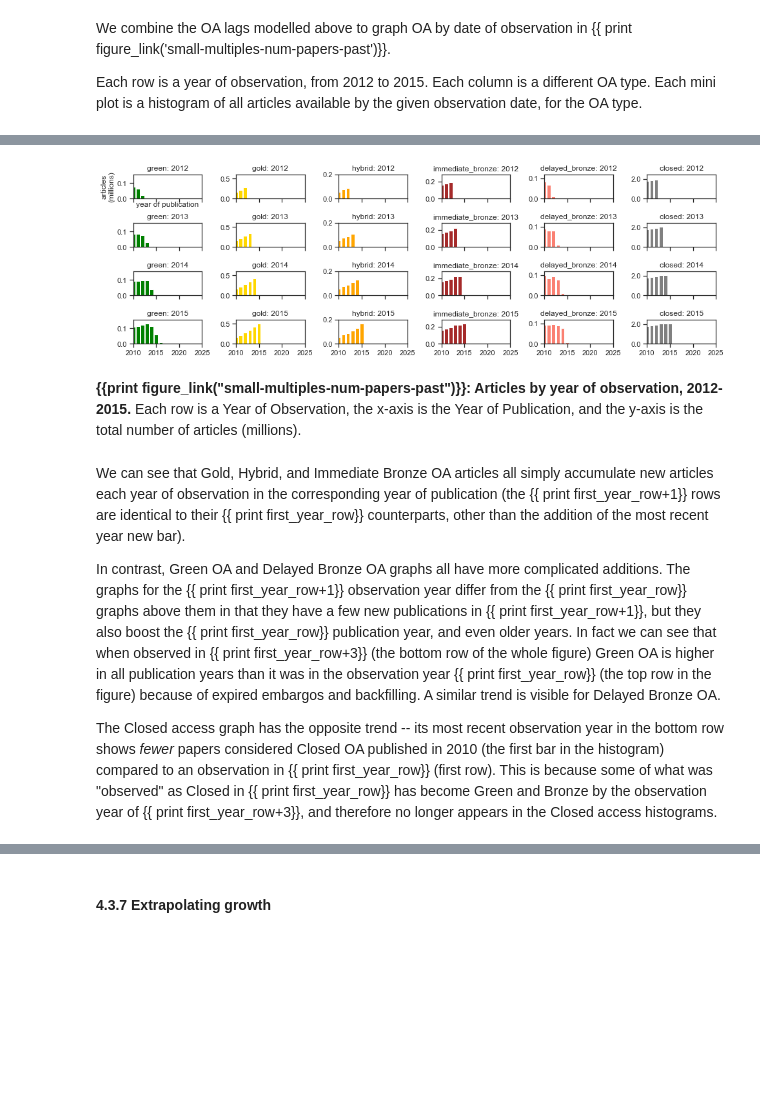
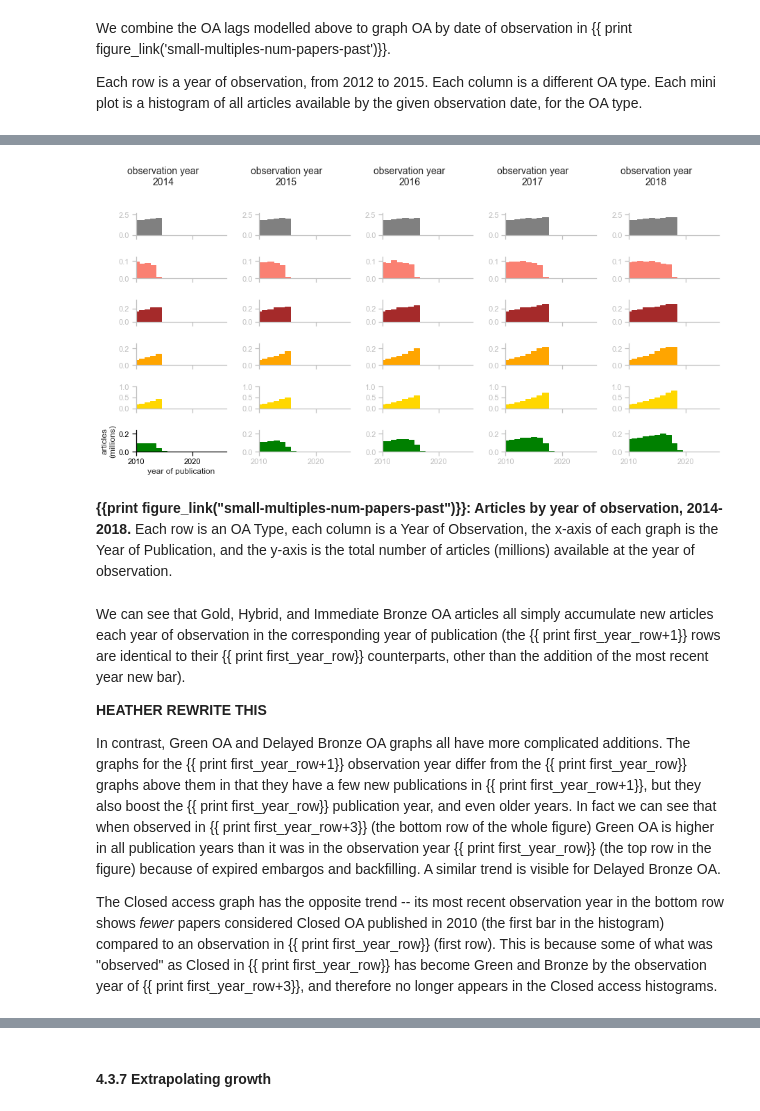
Before and after one commit to ourresearch/future-oa, a Jupyter notebook: manuscript.ipynb, the cells around one changed output, grey strips where cells are left out. Cells and saved outputs as stored; diff of their text form; code cells hidden in the pictures; blank space fills up the shorter version.

Commit message:
renamed data, redid big graph

```diff
--- a/manuscript.ipynb
+++ b/manuscript.ipynb
@@ -420,7 +418,7 @@ def graph_available_papers_at_year_of_availability(graph_type, now_delta_years=0
 
 def graph_available_papers_in_observation_year_by_pubdate(graph_type, data, observation_year, ax=None):
     display_min_year = 2010
-    max_year = 2024
+    max_year = 2025
 
     x = [int(a) for a in data["publication_date"]]
     y = [int(a) for a in data["num_articles"]]
@@ -433,7 +431,7 @@ def graph_available_papers_in_observation_year_by_pubdate(graph_type, data, obse
     alpha = 1
 #     if observation_year > 2018:
 #         alpha = 0.3
-    ax.bar(x, y, color=my_color_lookup["color"], alpha=alpha)
+    ax.bar(x, y, color=my_color_lookup["color"], alpha=alpha, width=1, edgecolor=my_color_lookup["color"])
 
     ax.yaxis.set_major_formatter(mpl.ticker.FuncFormatter(lambda y, pos: '{0:,.1f}'.format(y/(1000*1000.0))))
     ax.set_xlim(display_min_year, max_year+1)
@@ -444,7 +442,10 @@ def graph_available_papers_in_observation_year_by_pubdate(graph_type, data, obse
         pass
     ax.set_xlabel("")
     ax.set_ylabel("")
-    ax.set_title("{}: {}".format(graph_type, observation_year));
+    ax.spines['top'].set_visible(False)
+    ax.spines['right'].set_visible(False)
+
+#     ax.set_title("{}: {}".format(graph_type, observation_year));
 #     title = plt.suptitle("Availability in {}, by publication date".format(observation_year))
 #     title.set_position([.5, 1.05])
     return
@@ -571,7 +573,7 @@ def get_papers_by_availability_year(graph_type="closed", availability_year=2000,
     else:
 
         if graph_type == "delayed_bronze":
-            temp_papers = papers_after_cutoffs_after_embargo_delayed_bronze.loc[papers_after_cutoffs_after_embargo_delayed_bronze["prediction_year"]==availability_year]
+            temp_papers = delayed_bronze_after_embargos_age_years.loc[delayed_bronze_after_embargos_age_years["prediction_year"]==availability_year]
             my_return = pd.DataFrame({
                 "article_years_from_availability": temp_papers["article_age_years"],
                 "num_articles": temp_papers["num_articles"]
@@ -1556,23 +1499,56 @@ loading cached value for variable 'all_predicted_papers_historically'. Time sinc
 # %%
-my_range = range(2012, 2015+1)
+my_range = range(2014, 2018+1)
 
-fig, axes = plt.subplots(len(my_range), len(graph_type_order), figsize=(13, 4), sharex=True, sharey=False)
+fig, axes = plt.subplots(len(graph_type_order)+1, len(my_range), figsize=(12, 6), sharex=True, sharey=False)
 axes_flatten = axes.flatten()
 plt.tight_layout(pad=0, w_pad=2, h_pad=1)
 plt.subplots_adjust(hspace=1)
 
 i = 0
 for observation_year in my_range:
-    for graph_type in graph_type_order:
-        y_max = all_predicted_papers_historically.loc[all_predicted_papers_historically.graph_type == graph_type]["num_articles"].max()
+    ax = axes_flatten[i]
+    ax.set_axis_off()
+    column_label = "observation year\n{}".format(observation_year)
+    ax.text(.3, .2, column_label,
+        horizontalalignment='center',
+        verticalalignment='bottom',
+        fontsize=14,
+        transform=ax.transAxes)
+    i += 1
+
+for graph_type in graph_type_order[::-1]:
+    for observation_year in my_range:
+        ax = axes_flatten[i]
         this_data = all_predicted_papers_historically.copy()
         this_data = this_data.loc[this_data.graph_type == graph_type]
         this_data = this_data.loc[this_data.prediction_year == observation_year]
         this_data["publication_date"] = [int(observation_year - a) for a in this_data.article_years_from_availability]
-        new_data = graph_available_papers_in_observation_year_by_pubdate(graph_type, this_data, observation_year, ax=axes_flatten[i])
-        axes_flatten[i].set_ylim(0, 1.2*y_max)
+        new_data = graph_available_papers_in_observation_year_by_pubdate(graph_type, this_data, observation_year, ax=ax)
+
+        y_max = all_predicted_papers_historically.loc[(all_predicted_papers_historically.graph_type == graph_type) &
+                                               (all_predicted_papers_historically.prediction_year <= max(my_range))]["num_articles"].max()
+        ax.set_ylim(0, 1.2*y_max)
+
+        axis_color = "silver"
+        ax.spines['bottom'].set_color(axis_color)
+        ax.spines['top'].set_color(axis_color)
+        ax.spines['right'].set_color(axis_color)
+        ax.spines['left'].set_color(axis_color)
+        ax.tick_params(axis='x', colors=axis_color)
+        ax.tick_params(axis='y', colors=axis_color)
+
         i += 1
-axes_flatten[0].set_ylabel("articles\n(millions)");
-axes_flatten[0].set_xlabel("year of publication");
+
+i_bottom_left_graph = len(graph_type_order) * len(my_range)
+ax_bottom_left = axes_flatten[i_bottom_left_graph]
+ax_bottom_left.set_ylabel("articles\n(millions)");
+ax_bottom_left.set_xlabel("year of publication");
+axis_color = "black"
+ax_bottom_left.spines['bottom'].set_color(axis_color)
+ax_bottom_left.spines['top'].set_color(axis_color)
+ax_bottom_left.spines['right'].set_color(axis_color)
+ax_bottom_left.spines['left'].set_color(axis_color)
+ax_bottom_left.tick_params(axis='x', colors=axis_color)
+ax_bottom_left.tick_params(axis='y', colors=axis_color)
 # %% [output]
-[figure, old version]
+[figure, new version]
@@ -1654,3 +1555,3 @@ axes_flatten[0].set_xlabel("year of publication");
 # %% [markdown]
-**{{print figure_link("small-multiples-num-papers-past")}}: Articles by year of observation, 2012-2015.**  Each row is a Year of Observation, the x-axis is the Year of Publication, and the y-axis is the total number of articles (millions).
+**{{print figure_link("small-multiples-num-papers-past")}}: Articles by year of observation, 2014-2018.**  Each row is an OA Type, each column is a Year of Observation, the x-axis of each graph is the Year of Publication, and the y-axis is the total number of articles (millions) available at the year of observation.
 # %%
@@ -1658,5 +1559,7 @@ first_year_row = 2012
 # %% [markdown]
 We can see that Gold, Hybrid, and Immediate Bronze OA articles all simply accumulate new articles each year of observation in the corresponding year of publication (the {{ print first_year_row+1}} rows are identical to their {{ print first_year_row}} counterparts, other than the addition of the most recent year new bar).
+
+**HEATHER REWRITE THIS**
 
 In contrast, Green OA and Delayed Bronze OA graphs all have more complicated additions.  The graphs for the {{ print first_year_row+1}} observation year differ from the {{ print first_year_row}} graphs  above them in that they have a few new publications in {{ print first_year_row+1}}, but they also boost the {{ print first_year_row}} publication year, and even older years.  In fact we can see that when observed in {{ print first_year_row+3}} (the bottom row of the whole figure) Green OA is higher in all publication years than it was in the observation year {{ print first_year_row}} (the top row in the figure) because of expired embargos and backfilling.  A similar trend is visible for Delayed Bronze OA.
 
```
Also changed, not shown: parts of 52 cells of this notebook, 2 other files.
